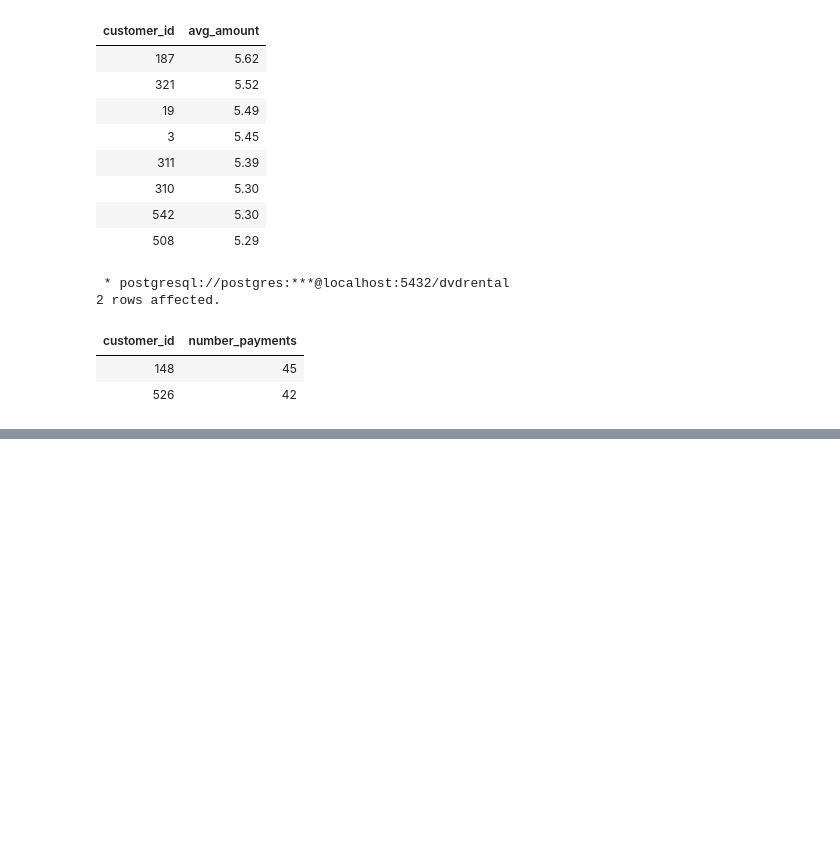
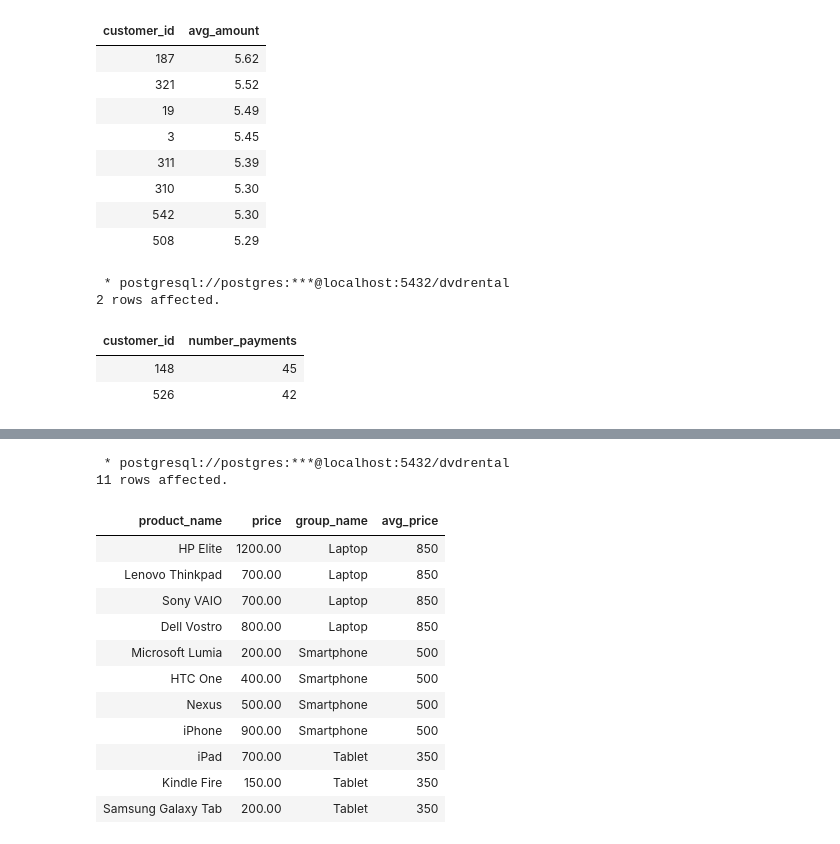
Before and after one commit to chanhchuachin/devops-images, a Jupyter notebook: grow/postgres/note.ipynb, the cells around one changed output, grey strips where cells are left out. Cells and saved outputs as stored; diff of their text form; code cells hidden in the pictures; blank space fills up the shorter version.

```diff
--- a/grow/postgres/note.ipynb
+++ b/grow/postgres/note.ipynb
@@ -56,0 +331,19 @@ select m
+# %%
+%%sql
+select product_name, price, group_name, avg(price) OVER (partition by group_name)::numeric(10,0)  as avg_price
+from  product_groups inner join products using(group_id)
+# %% [output]
+ * postgresql://postgres:***@localhost:5432/dvdrental
+11 rows affected.
+| product_name | price | group_name | avg_price |
+| HP Elite | 1200.00 | Laptop | 850 |
+| Lenovo Thinkpad | 700.00 | Laptop | 850 |
+| Sony VAIO | 700.00 | Laptop | 850 |
+| Dell Vostro | 800.00 | Laptop | 850 |
+| Microsoft Lumia | 200.00 | Smartphone | 500 |
+| HTC One | 400.00 | Smartphone | 500 |
+| Nexus | 500.00 | Smartphone | 500 |
+| iPhone | 900.00 | Smartphone | 500 |
+| iPad | 700.00 | Tablet | 350 |
+| Kindle Fire | 150.00 | Tablet | 350 |
+| Samsung Galaxy Tab | 200.00 | Tablet | 350 |
```
Also changed, not shown: parts of 24 cells of this notebook.
